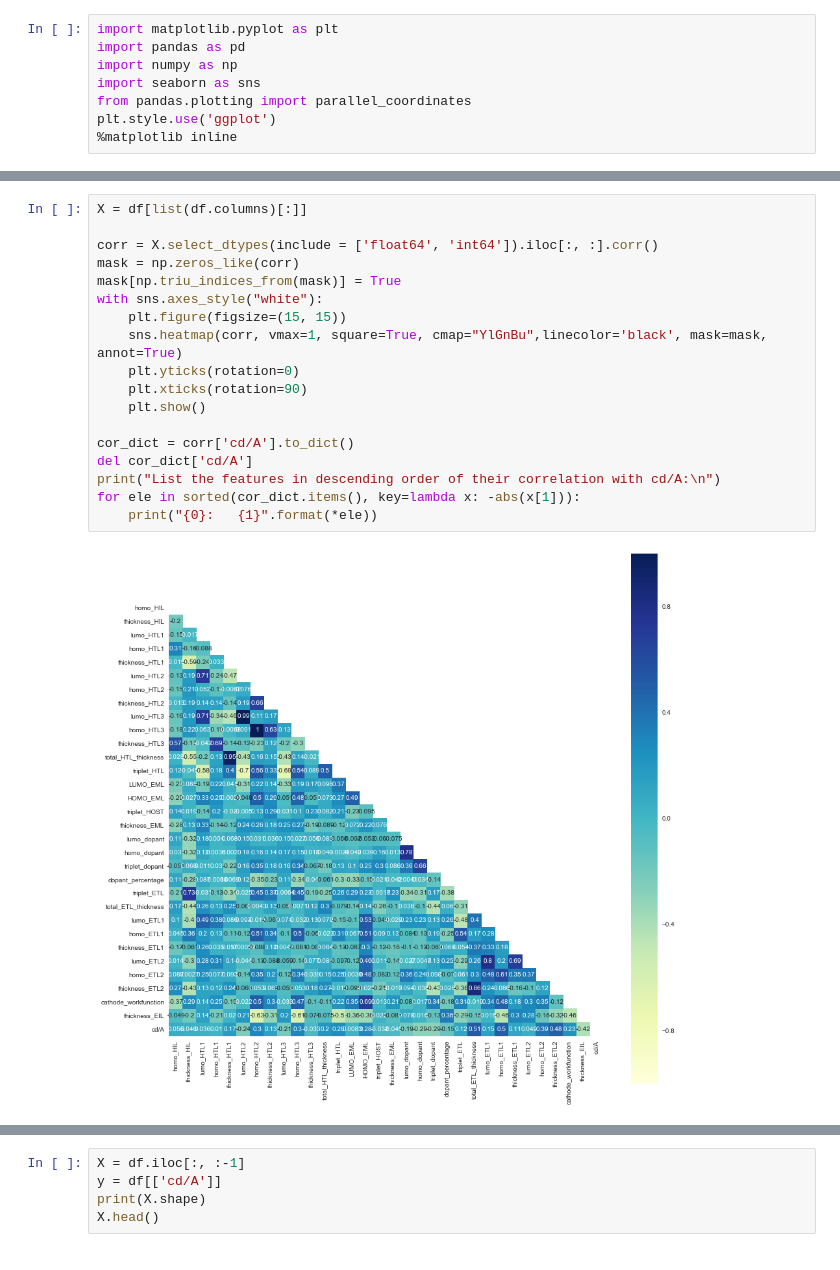
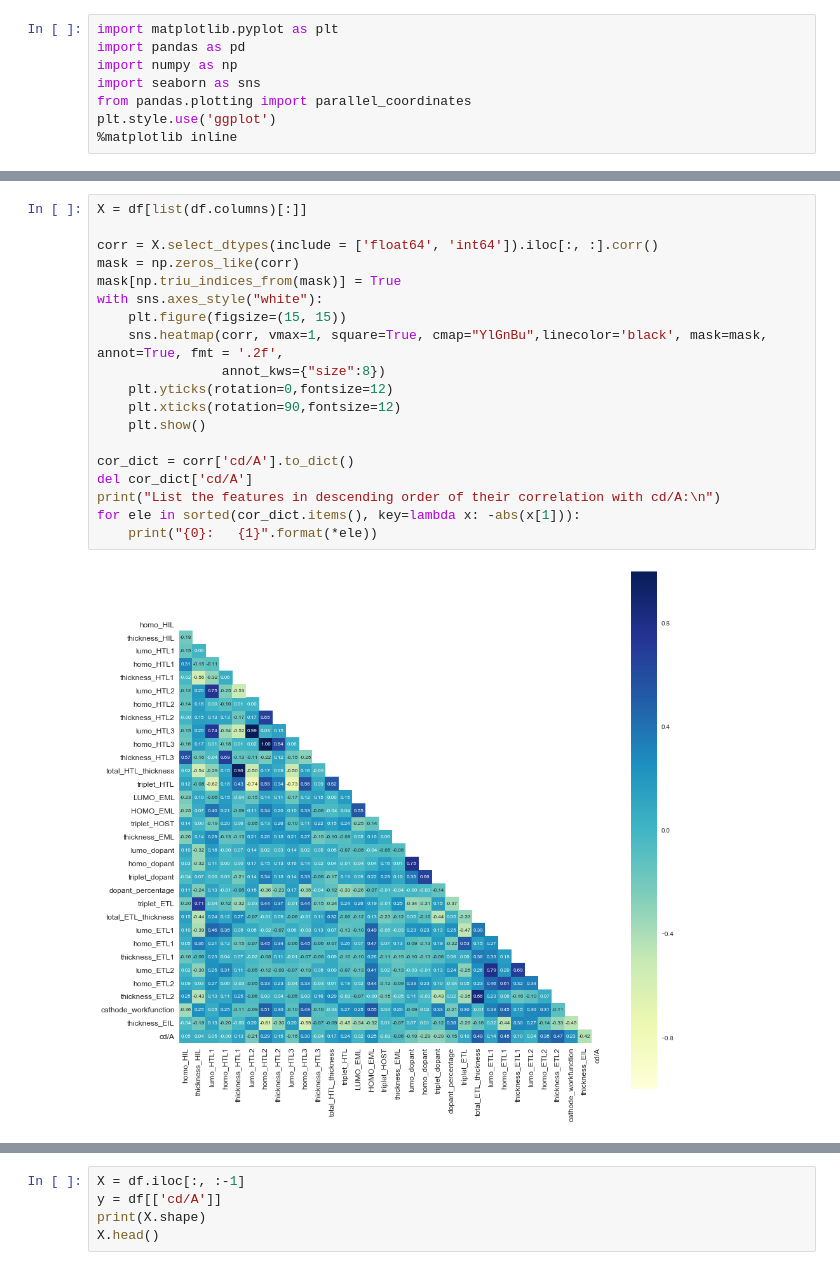
Before and after one commit to asyrafjanai/OLED-model, a Jupyter notebook: Phosphorescence OLED model.ipynb, the cells around one changed output, grey strips where cells are left out. Saved outputs shown, nothing was run; the diff lists cells and outputs as text.

Commit message:
edit heatmap

```diff
--- a/Phosphorescence OLED model.ipynb
+++ b/Phosphorescence OLED model.ipynb
@@ -35,22 +35,23 @@ print(df.shape)
 # %%
 X = df[list(df.columns)[:]]
 
 corr = X.select_dtypes(include = ['float64', 'int64']).iloc[:, :].corr()
 mask = np.zeros_like(corr)
 mask[np.triu_indices_from(mask)] = True
 with sns.axes_style("white"):
     plt.figure(figsize=(15, 15))
-    sns.heatmap(corr, vmax=1, square=True, cmap="YlGnBu",linecolor='black', mask=mask, annot=True)
-    plt.yticks(rotation=0)
-    plt.xticks(rotation=90)
+    sns.heatmap(corr, vmax=1, square=True, cmap="YlGnBu",linecolor='black', mask=mask, annot=True, fmt = '.2f',
+                annot_kws={"size":8})
+    plt.yticks(rotation=0,fontsize=12)
+    plt.xticks(rotation=90,fontsize=12)
     plt.show()
 
 cor_dict = corr['cd/A'].to_dict()
 del cor_dict['cd/A']
 print("List the features in descending order of their correlation with cd/A:\n")
 for ele in sorted(cor_dict.items(), key=lambda x: -abs(x[1])):
     print("{0}:   {1}".format(*ele))
 # %% [output]
-[figure, old version]
+[figure, new version]
 List the features in descending order of their correlation with cd/A:
 
```
Also changed, not shown: parts of 4 cells of this notebook.
